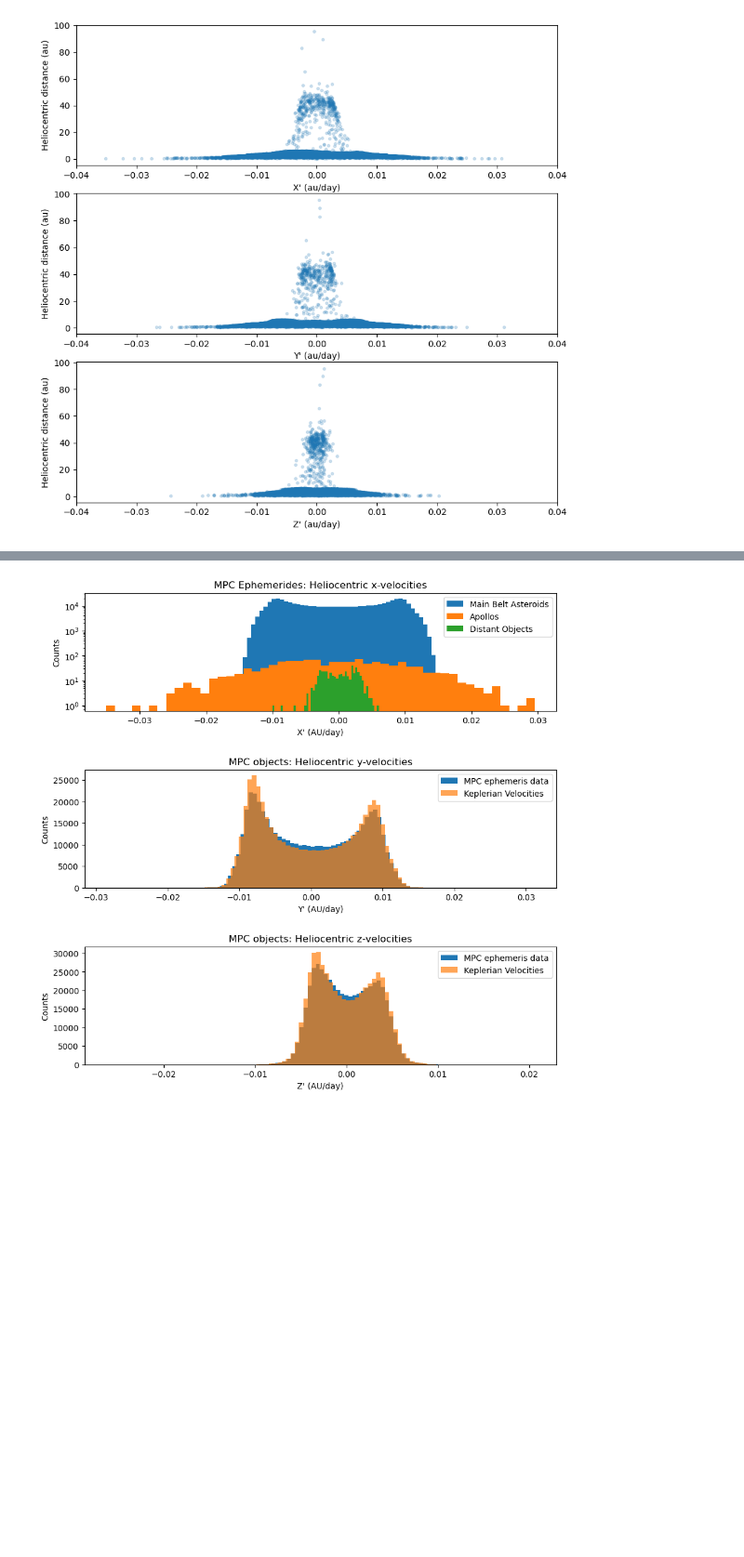
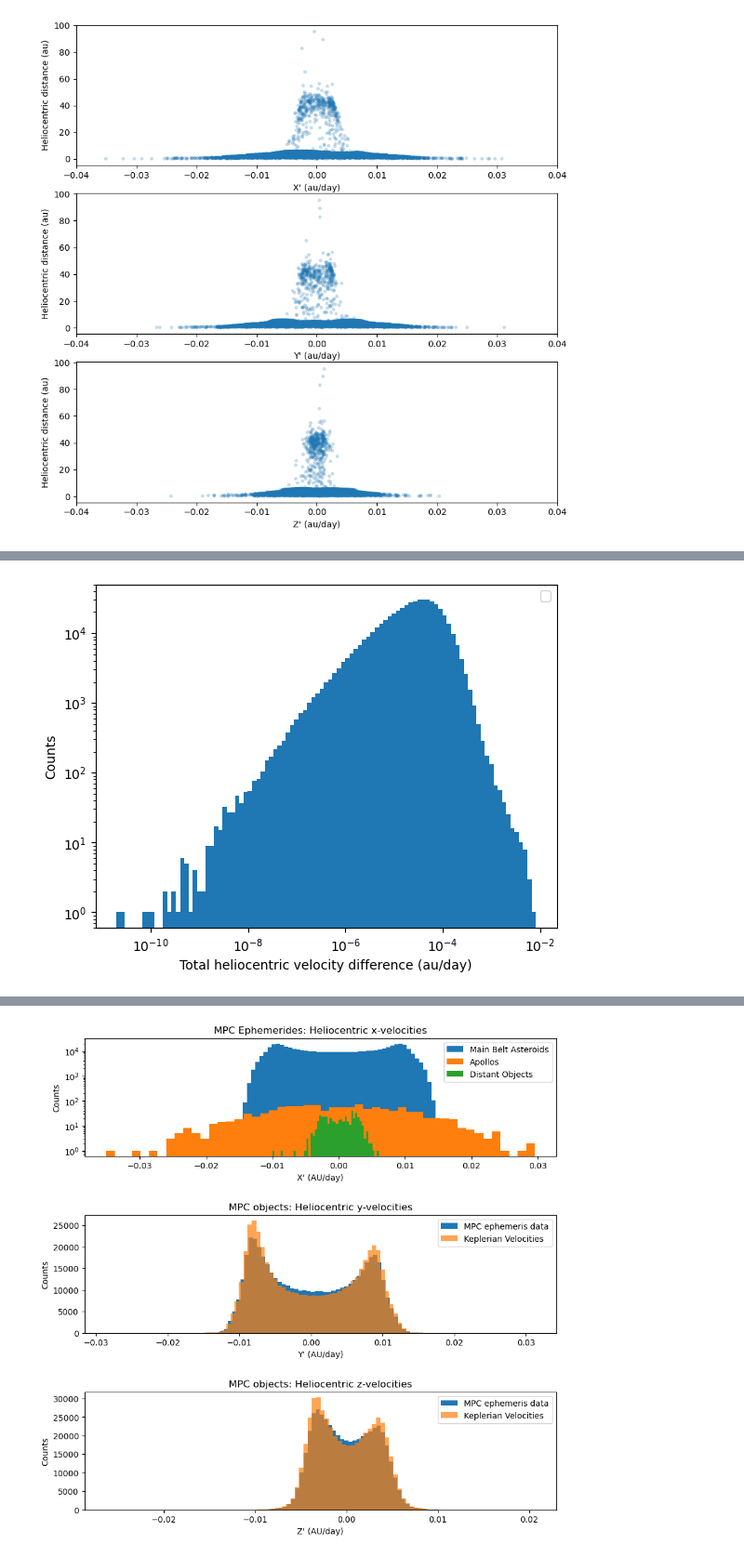
Before and after one commit to ewhite42/lsst_seti, a Jupyter notebook: sycorax_search/mpc_analysis.ipynb, the cells around one changed output, grey strips where cells are left out. Shown at 93% size. Drawn from its saved outputs; the diff is of its cells as text; code cells hidden in the pictures; blank space fills up the shorter version.

```diff
--- a/sycorax_search/mpc_analysis.ipynb
+++ b/sycorax_search/mpc_analysis.ipynb
@@ -386,0 +433,22 @@ plt.show()
+# %%
+## calculate TOTAL velocities, and plot as a histogram
+
+v_tot = np.sqrt((df["X'"]**2) + (df["Y'"]**2) + (df["Z'"]**2))
+v_kep = np.sqrt((df["x_dotk"]**2) + (df["y_dotk"]**2) + (df["z_dotk"]**2))
+
+#print(v_tot.min())
+#print(v_tot.max())
+v_diff = abs(v_tot - v_kep)
+
+bins = np.logspace(np.log10(v_diff.min()), np.log10(v_diff.max()), 100)
+
+plt.hist(v_diff, bins=bins, log=True)
+#plt.hist(v_kep, bins=100)
+plt.legend()
+plt.xlabel("Total heliocentric velocity difference (au/day)")
+plt.ylabel("Counts")
+plt.xscale('log')
+plt.savefig("total_velocity_hist_diff.png", dpi=300)
+plt.show()
+# %% [output]
+[figure, added]
```
Also changed, not shown: parts of 12 cells of this notebook, 1 other file.
